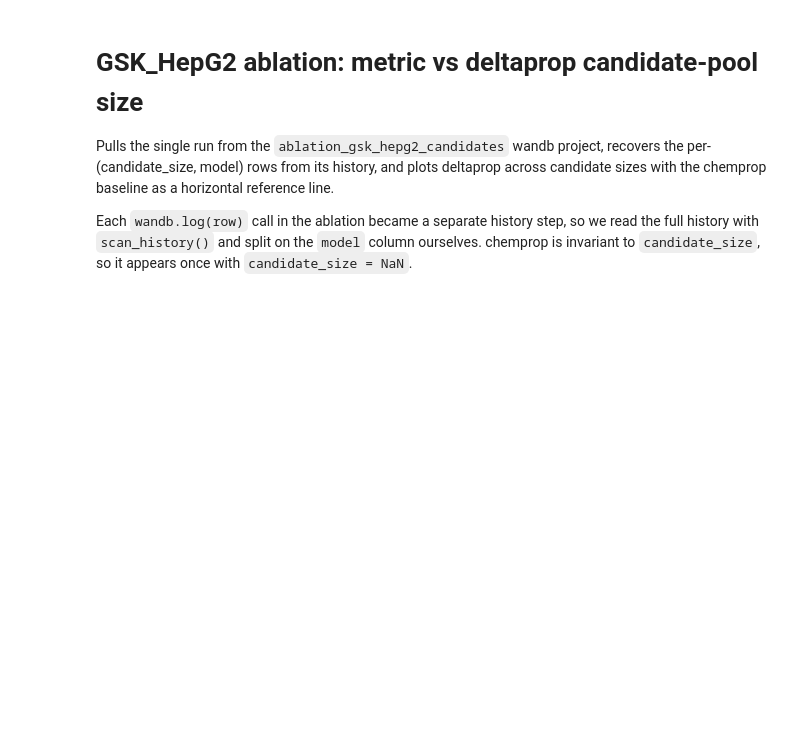
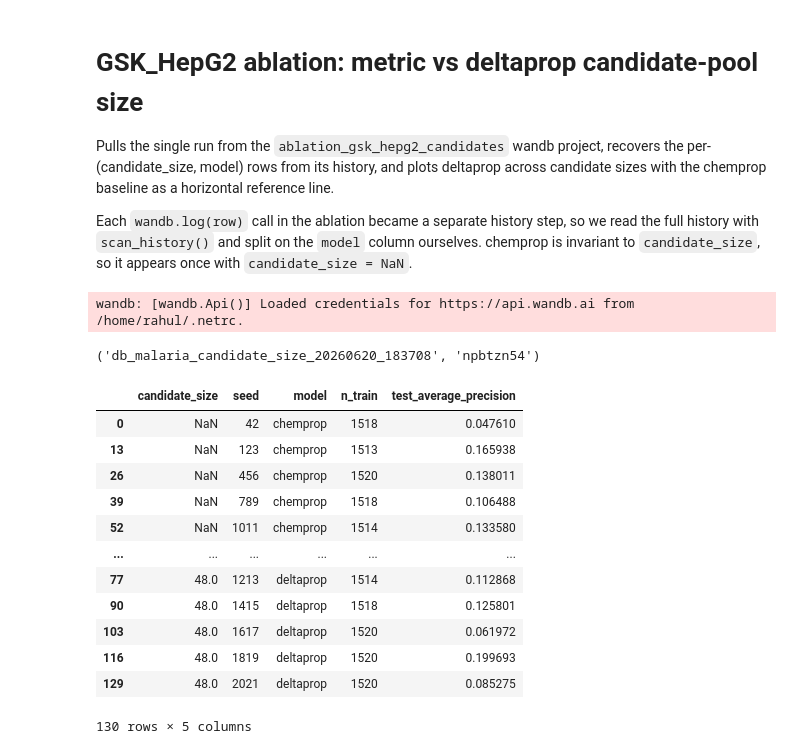
Before and after one commit to rahuldeve/delta, a Jupyter notebook: ablation/plot_db_malaria_candidate_ablation.ipynb, the cells around one changed output. Cells and saved outputs as stored; diff of their text form; code cells hidden in the pictures; blank space fills up the shorter version.

```diff
--- a/ablation/plot_db_malaria_candidate_ablation.ipynb
+++ b/ablation/plot_db_malaria_candidate_ablation.ipynb
@@ -9,7 +9,7 @@ import wandb
 import pandas as pd
 import matplotlib.pyplot as plt
 
-PROJECT = "ablations"
+PROJECT = "ablation"
 RUN_PREFIX = "db_malaria_candidate_size"
 RUN_NAME = None  # set to an exact run name to pin a specific run; otherwise use the latest
 METRIC = "test_average_precision"  # swap for test_mcc, test_f1, test_roc_auc, ...
@@ -23,9 +23,28 @@ else:
     matches = [r for r in runs if r.name.startswith(RUN_PREFIX)]
     run = max(matches, key=lambda r: r.created_at)
 run.name, run.id
+# %% [output]
+wandb: [wandb.Api()] Loaded credentials for https://api.wandb.ai from /home/rahul/.netrc.
+('db_malaria_candidate_size_20260620_183708', 'npbtzn54')
 # %%
-# Full, unsampled history -> one row per (candidate_size, model).
+# Full, unsampled history -> one row per (candidate_size, model, seed).
 df = pd.DataFrame(run.scan_history())
-df = df[["candidate_size", "model", "n_train", METRIC]].sort_values(["model", "candidate_size"])
+df = df[["candidate_size", "seed", "model", "n_train", METRIC]].sort_values(
+    ["model", "candidate_size", "seed"]
+)
 df
+# %% [output]
+|  | candidate_size | seed | model | n_train | test_average_precision |
+| 0 | NaN | 42 | chemprop | 1518 | 0.047610 |
+| 13 | NaN | 123 | chemprop | 1513 | 0.165938 |
+| 26 | NaN | 456 | chemprop | 1520 | 0.138011 |
+| 39 | NaN | 789 | chemprop | 1518 | 0.106488 |
+| 52 | NaN | 1011 | chemprop | 1514 | 0.133580 |
+| ... | ... | ... | ... | ... | ... |
+| 77 | 48.0 | 1213 | deltaprop | 1514 | 0.112868 |
+| 90 | 48.0 | 1415 | deltaprop | 1518 | 0.125801 |
+| 103 | 48.0 | 1617 | deltaprop | 1520 | 0.061972 |
+| 116 | 48.0 | 1819 | deltaprop | 1520 | 0.199693 |
+| 129 | 48.0 | 2021 | deltaprop | 1520 | 0.085275 |
+130 rows × 5 columns
 # %%
```
Also changed, not shown: parts of 2 cells of this notebook, 2 other files.
